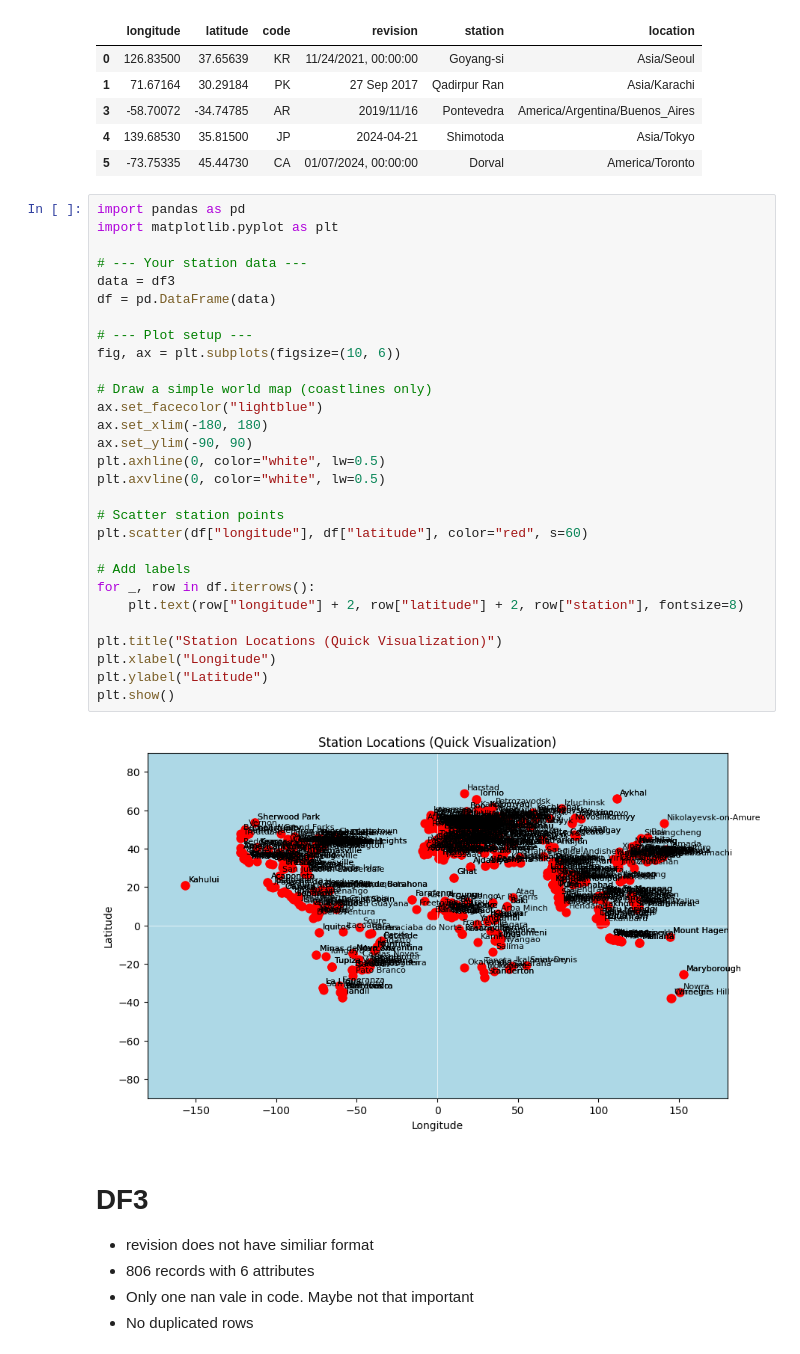
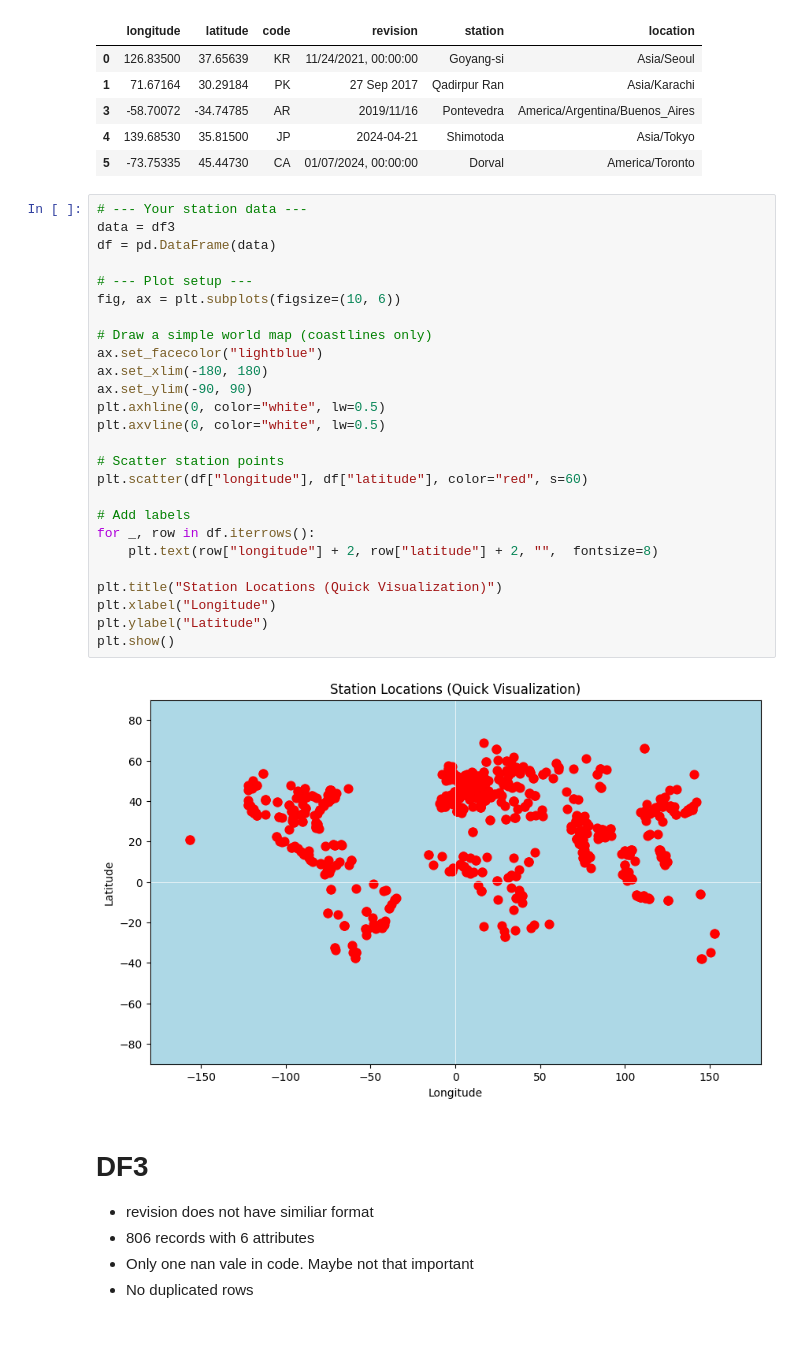
Before and after one commit to Michzru/Critical-oxygen-saturation-estimation, a Jupyter notebook: phase_1.ipynb, the cells around one changed output. Cells and saved outputs as stored; diff of their text form.

```diff
--- a/phase_1.ipynb
+++ b/phase_1.ipynb
@@ -471,36 +471,33 @@ Number of repeated coordinates: 454
 | 4 | 139.68530 | 35.81500 | JP | 2024-04-21 | Shimotoda | Asia/Tokyo |
 | 5 | -73.75335 | 45.44730 | CA | 01/07/2024, 00:00:00 | Dorval | America/Toronto |
 # %%
-import pandas as pd
-import matplotlib.pyplot as plt
-
 # --- Your station data ---
 data = df3
 df = pd.DataFrame(data)
 
 # --- Plot setup ---
 fig, ax = plt.subplots(figsize=(10, 6))
 
 # Draw a simple world map (coastlines only)
 ax.set_facecolor("lightblue")
 ax.set_xlim(-180, 180)
 ax.set_ylim(-90, 90)
 plt.axhline(0, color="white", lw=0.5)
 plt.axvline(0, color="white", lw=0.5)
 
 # Scatter station points
 plt.scatter(df["longitude"], df["latitude"], color="red", s=60)
 
 # Add labels
 for _, row in df.iterrows():
-    plt.text(row["longitude"] + 2, row["latitude"] + 2, row["station"], fontsize=8)
+    plt.text(row["longitude"] + 2, row["latitude"] + 2, "",  fontsize=8)
 
 plt.title("Station Locations (Quick Visualization)")
 plt.xlabel("Longitude")
 plt.ylabel("Latitude")
 plt.show()
 # %% [output]
-[figure, old version]
+[figure, new version]
 # %% [markdown]
 # DF3
 - revision does not have similiar format
```
Also changed, not shown: parts of 18 cells of this notebook.
